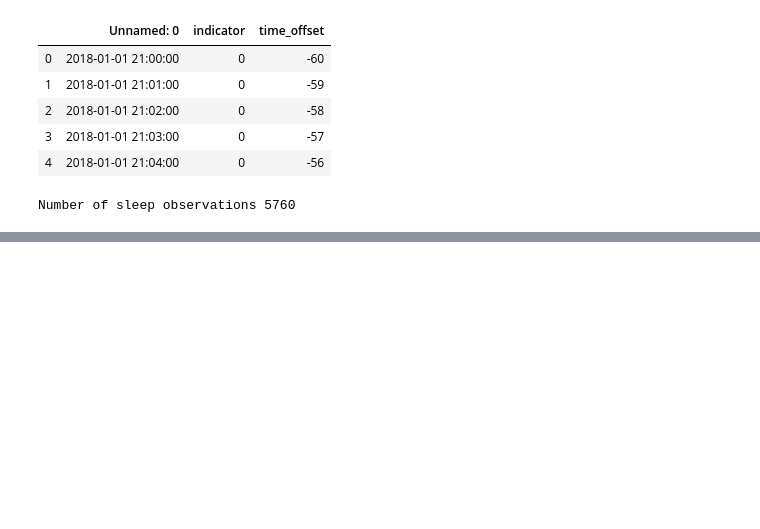
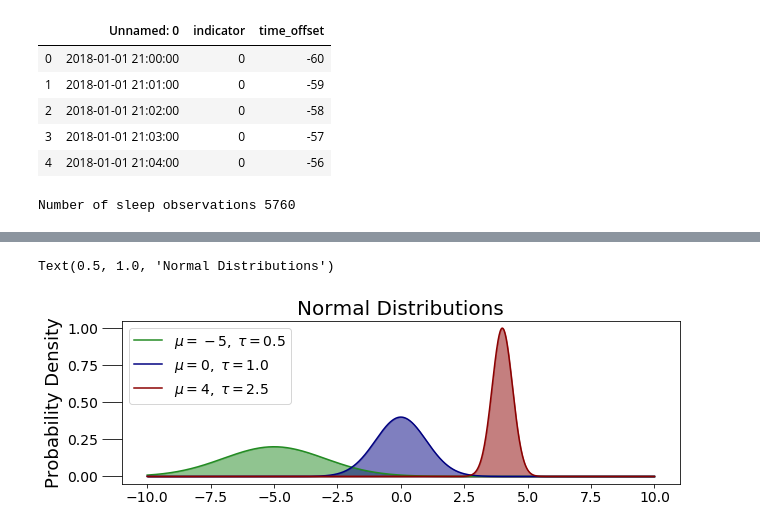
Before and after one commit to sidhant-guliani/bayesian_lin_regression_project, a Jupyter notebook: MCMC_sleep_awake.ipynb, the cells around one changed output, grey strips where cells are left out. Drawn from its saved outputs; the diff is of its cells as text; code cells hidden in the pictures; blank space fills up the shorter version.

```diff
--- a/MCMC_sleep_awake.ipynb
+++ b/MCMC_sleep_awake.ipynb
@@ -59,0 +91,21 @@ AttributeError: 'function' object has no attribute 'figsize'
+# %%
+nor = stats.norm
+x= np.linspace(-10,10,1000)
+
+mu= (-5, 0, 4)
+tau = (0.5, 1, 2.5)
+colors = ("forestgreen", "navy", "darkred")
+
+params= zip(mu,tau,colors)
+
+for param in params:
+    y= nor.pdf(x, loc = param[0], scale = 1/param[1])
+    plt.plot(x,y, label = "$\mu = %d,\;\\tau = %.1f$" % (param[0], param[1]), color = param[2])
+    plt.fill_between(x,y,color = param[2], alpha=0.5)
+
+plt.legend()
+plt.ylabel("Probability Density", size = 18)
+plt.title("Normal Distributions", size = 20)
+# %% [output]
+Text(0.5, 1.0, 'Normal Distributions')
+[figure, added]
```
Also changed, not shown: parts of 6 cells of this notebook.
